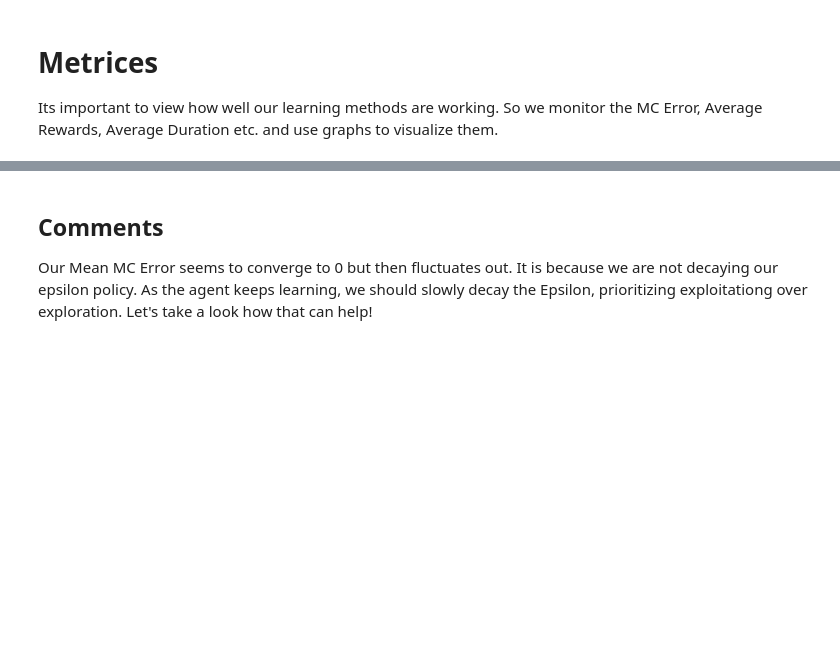
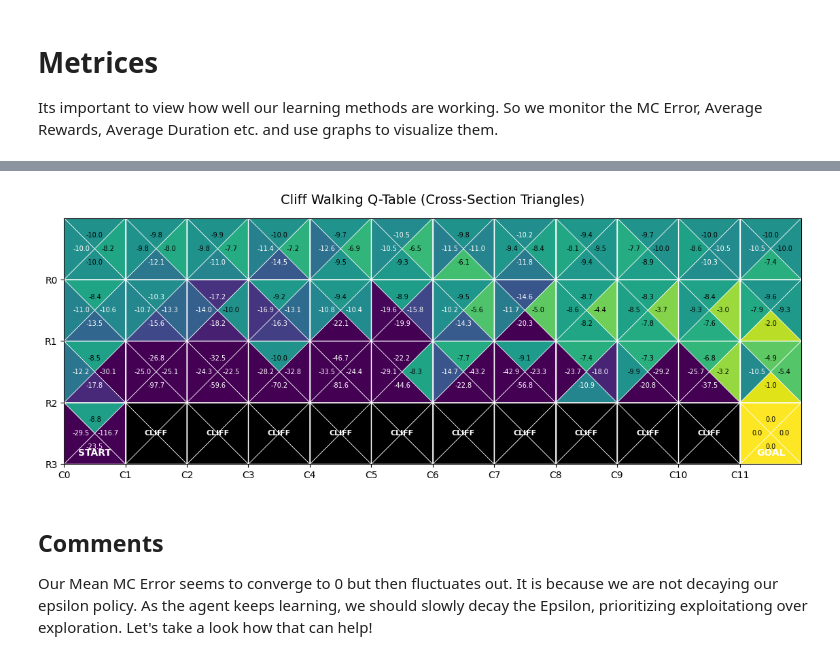
Before and after one commit to tahsinhasem/RL-Guides, a Jupyter notebook: cliff_walking.ipynb, the cells around one changed output, grey strips where cells are left out. Drawn from its saved outputs; the diff is of its cells as text; code cells hidden in the pictures; blank space fills up the shorter version.

```diff
--- a/cliff_walking.ipynb
+++ b/cliff_walking.ipynb
@@ -283,3 +283,7 @@ plot_smoothed_diagnostics(
+# %%
+plot_q_table(q_table=q_table)
+# %% [output]
+[figure, added]
 # %% [markdown]
 ## Comments
 
```
Also changed, not shown: parts of 5 cells of this notebook, 2 other files.
